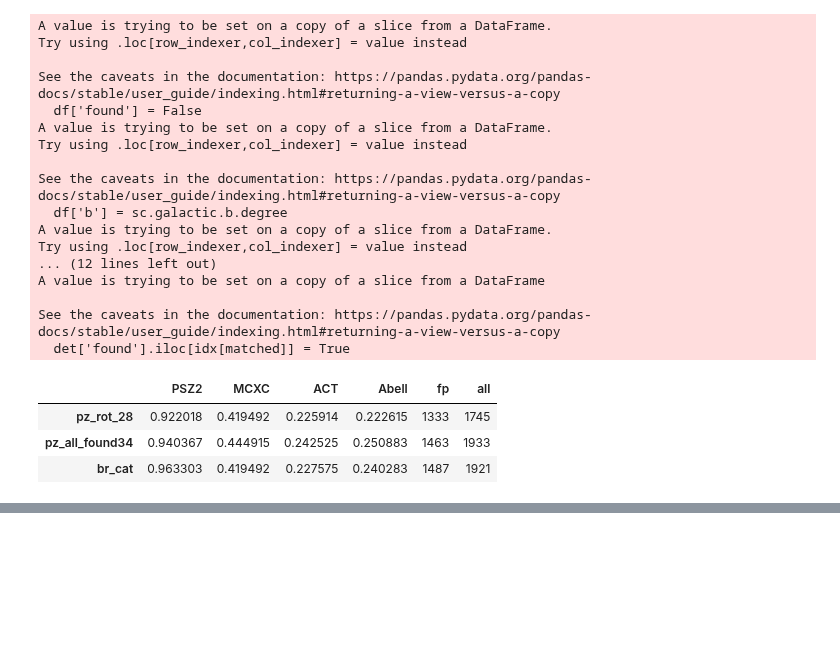
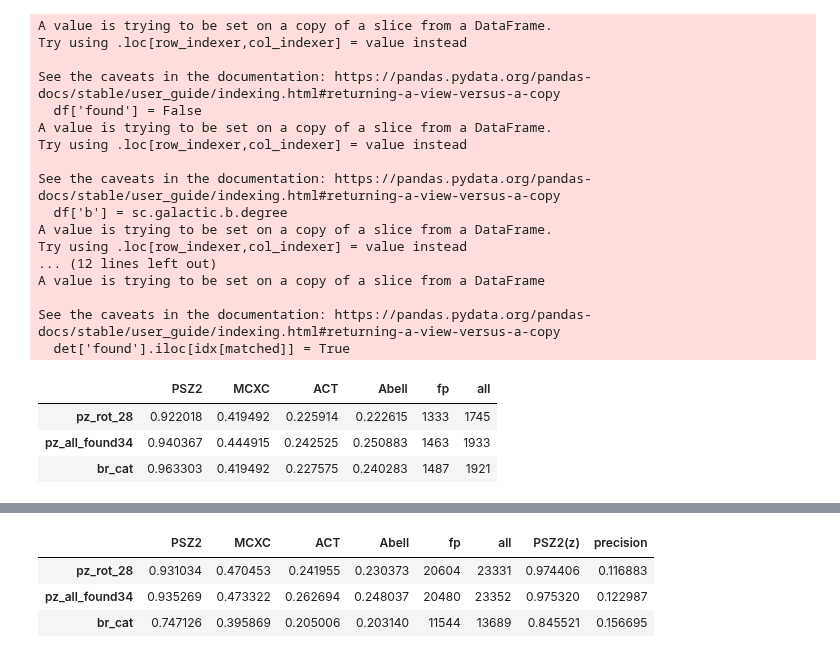
Before and after one commit to rt2122/data-segmentation-2, a Jupyter notebook: modifications_for_model/df_val_stat_all_models.ipynb, the cells around one changed output, grey strips where cells are left out. Drawn from its saved outputs; the diff is of its cells as text; code cells hidden in the pictures; blank space fills up the shorter version.

```diff
--- a/modifications_for_model/df_val_stat_all_models.ipynb
+++ b/modifications_for_model/df_val_stat_all_models.ipynb
@@ -612,0 +120,3 @@ r.loc[]
+# %%
+comp_df, recall_df = stat_orig_cats(files3, '/home/rt2122/Data/original_catalogs/csv',
+                                    big_pix=list(range(48)), dict_cut={}, match_dist=400/3600, no_err=True)
@@ -612,0 +141,11 @@ r.loc[]
+# %%
+recall_df_split, stat_df = stat_split_cats(files3, list(range(48)))
+# %%
+recall_df['PSZ2(z)'] = recall_df_split['planck_z']
+recall_df['precision'] = 1 - (recall_df['fp'] / recall_df['all'])
+recall_df
+# %% [output]
+|  | PSZ2 | MCXC | ACT | Abell | fp | all | PSZ2(z) | precision |
+| pz_rot_28 | 0.931034 | 0.470453 | 0.241955 | 0.230373 | 20604 | 23331 | 0.974406 | 0.116883 |
+| pz_all_found34 | 0.935269 | 0.473322 | 0.262694 | 0.248037 | 20480 | 23352 | 0.975320 | 0.122987 |
+| br_cat | 0.747126 | 0.395869 | 0.205006 | 0.203140 | 11544 | 13689 | 0.845521 | 0.156695 |
```
Also changed, not shown: parts of 56 cells of this notebook, 11 other files.
